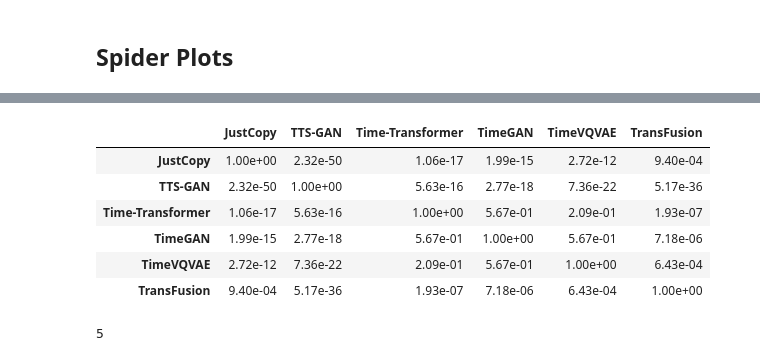
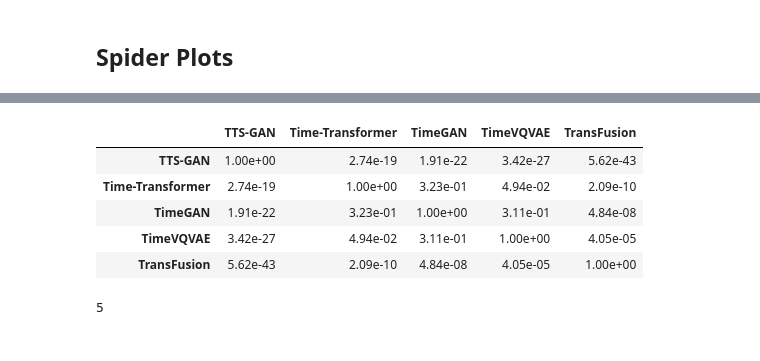
Before and after one commit to istvan-derda/Istvans-TSGBench, a Jupyter notebook: visualizations/visualize_numeric_results.ipynb, the cells around one changed output, grey strips where cells are left out. Drawn from its saved outputs; the diff is of its cells as text; code cells hidden in the pictures.

```diff
--- a/visualizations/visualize_numeric_results.ipynb
+++ b/visualizations/visualize_numeric_results.ipynb
@@ -60,7 +60,8 @@ def style_results_table(df):
 
 # Note:
 # Some methods were trained on old D7 and or evaluated on old D7
-style_results_table(df_all)s
+df_no_copy = df_all.drop(index="JustCopy", level="Method")
+style_results_table(df_all)
 # %% [output]
 |  |  | DS | PS | C-FID | MDD | ACD | SD | KD | ED | DTW | Time |
 | Method | Dataset |  |  |  |  |  |  |  |  |  |  |
@@ -213,12 +211,11 @@ plot_average_rankings(df_all.drop(columns=["Time"]), "Without Timing")
 [interactive output not drawn]
 # %%
-conover_test(df_all.drop(columns=["Time"]))
+conover_test(df_no_copy.drop(columns=["Time"]))
 # %% [output]
-|  | JustCopy | TTS-GAN | Time-Transformer | TimeGAN | TimeVQVAE | TransFusion |
-| JustCopy | 1.00e+00 | 2.32e-50 | 1.06e-17 | 1.99e-15 | 2.72e-12 | 9.40e-04 |
-| TTS-GAN | 2.32e-50 | 1.00e+00 | 5.63e-16 | 2.77e-18 | 7.36e-22 | 5.17e-36 |
-| Time-Transformer | 1.06e-17 | 5.63e-16 | 1.00e+00 | 5.67e-01 | 2.09e-01 | 1.93e-07 |
-| TimeGAN | 1.99e-15 | 2.77e-18 | 5.67e-01 | 1.00e+00 | 5.67e-01 | 7.18e-06 |
-| TimeVQVAE | 2.72e-12 | 7.36e-22 | 2.09e-01 | 5.67e-01 | 1.00e+00 | 6.43e-04 |
-| TransFusion | 9.40e-04 | 5.17e-36 | 1.93e-07 | 7.18e-06 | 6.43e-04 | 1.00e+00 |
+|  | TTS-GAN | Time-Transformer | TimeGAN | TimeVQVAE | TransFusion |
+| TTS-GAN | 1.00e+00 | 2.74e-19 | 1.91e-22 | 3.42e-27 | 5.62e-43 |
+| Time-Transformer | 2.74e-19 | 1.00e+00 | 3.23e-01 | 4.94e-02 | 2.09e-10 |
+| TimeGAN | 1.91e-22 | 3.23e-01 | 1.00e+00 | 3.11e-01 | 4.84e-08 |
+| TimeVQVAE | 3.42e-27 | 4.94e-02 | 3.11e-01 | 1.00e+00 | 4.05e-05 |
+| TransFusion | 5.62e-43 | 2.09e-10 | 4.84e-08 | 4.05e-05 | 1.00e+00 |
 # %%
```
Also changed, not shown: parts of 13 cells of this notebook.
